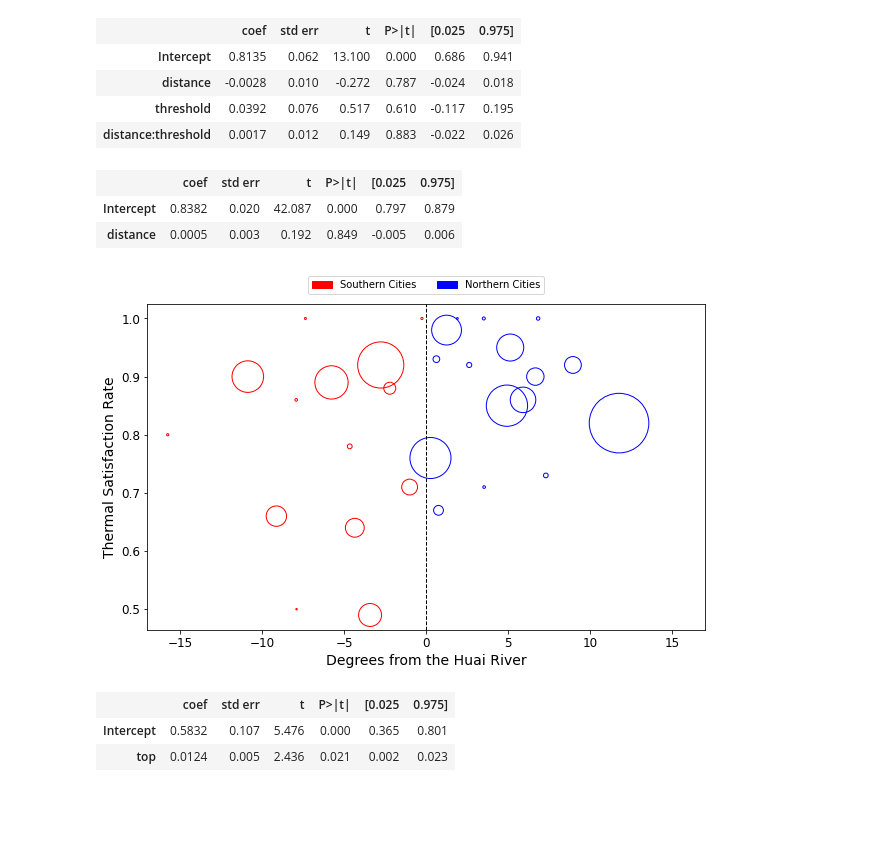
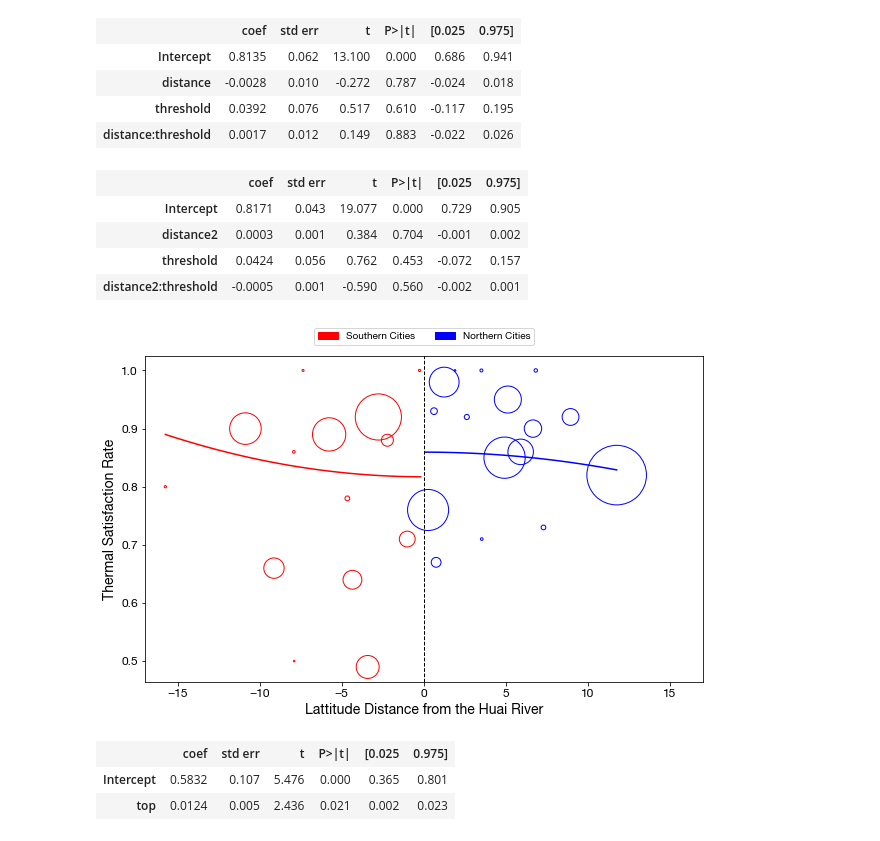
Before and after one commit to ruijis/RD_comfort, a Jupyter notebook: RD.ipynb, the cells around one changed output. Saved outputs shown, nothing was run; the diff lists cells and outputs as text; code cells hidden in the pictures; blank space fills up the shorter version.

```diff
--- a/RD.ipynb
+++ b/RD.ipynb
@@ -122,15 +139,3 @@ pvalue is:  0.000
 | distance | 0.3354 | 0.058 | 5.816 | 0.000 | 0.217 | 0.454 |
 | threshold | -2.0135 | 0.429 | -4.692 | 0.000 | -2.896 | -1.131 |
 | distance:threshold | -0.3854 | 0.066 | -5.866 | 0.000 | -0.520 | -0.250 |
-# %%
-plt.figure(figsize=(10, 6))
-# remove nanvalues of top_std in df_rd
-df_rd = df_rd.dropna(subset=['top_std'])
-plt.scatter(df_rd['distance'], df_rd['top_std'], s=df_rd['records'], facecolors='none', edgecolors='b')
-plt.plot(df_rd['distance'][df_rd['distance'] < 0], model.fittedvalues[df_rd['distance'] < 0], color='red')
-plt.plot(df_rd['distance'][df_rd['distance'] >= 0], model.fittedvalues[df_rd['distance'] >= 0], color='red')
-plt.axvline(x=0, color='black', linestyle='--')
-plt.xlabel('Distance')
-plt.ylabel('Indoor operative temperature standard deviation')
-plt.title("Regression Discontinuity")
-plt.show()
@@ -544,42 +729,64 @@ pvalue is:  0.610
 | threshold | 0.0392 | 0.076 | 0.517 | 0.610 | -0.117 | 0.195 |
 | distance:threshold | 0.0017 | 0.012 | 0.149 | 0.883 | -0.022 | 0.026 |
 # %%
-model = smf.wls("tsr~distance", df_rd, weights=df_rd["records"]).fit()
+# try polynomial
+model = smf.wls("tsr ~ distance2*threshold", df_rd, weights=df_rd["records"]).fit()
 model.summary().tables[1]
 # %% [output]
 |  | coef | std err | t | P>|t| | [0.025 | 0.975] |
-| Intercept | 0.8382 | 0.020 | 42.087 | 0.000 | 0.797 | 0.879 |
-| distance | 0.0005 | 0.003 | 0.192 | 0.849 | -0.005 | 0.006 |
+| Intercept | 0.8171 | 0.043 | 19.077 | 0.000 | 0.729 | 0.905 |
+| distance2 | 0.0003 | 0.001 | 0.384 | 0.704 | -0.001 | 0.002 |
+| threshold | 0.0424 | 0.056 | 0.762 | 0.453 | -0.072 | 0.157 |
+| distance2:threshold | -0.0005 | 0.001 | -0.590 | 0.560 | -0.002 | 0.001 |
 # %%
+
+
+# Define a range of distance values
+distance_values = np.linspace(df_rd['distance'].min(), df_rd['distance'].max(), 100)
+distance2_values = distance_values ** 2
+
+# Prepare a DataFrame for predictions
+predict_df = pd.DataFrame({
+    'distance': distance_values,
+    'distance2': distance2_values,
+    'threshold': (distance_values >= 0).astype(int)  # 1 if distance >= 0, else 0
+})
+
+# Generate predictions using the model
+predict_df['predictions'] = model.predict(predict_df)
+
+# Plot the data and the model's fitted values
 plt.figure(figsize=(10, 6))
-# Split the data into two parts
+
+# Scatter plot for points below and above the threshold
 df_below = df_rd[df_rd['distance'] < 0]
 df_above = df_rd[df_rd['distance'] >= 0]
-# Scatter plot for points below the threshold
 plt.scatter(df_below['distance'], df_below['tsr'], s=df_below['records'], facecolors='none', edgecolors='red', label='South')
-# Scatter plot for points above the threshold
 plt.scatter(df_above['distance'], df_above['tsr'], s=df_above['records'], facecolors='none', edgecolors='blue', label='North')
 
-# plt.plot(df_rd['distance'], model.fittedvalues, color='k')
+# Plot the fitted values from the prediction DataFrame
+plt.plot(predict_df['distance'][predict_df['threshold'] == 0], predict_df['predictions'][predict_df['threshold'] == 0], color='red')
+plt.plot(predict_df['distance'][predict_df['threshold'] == 1], predict_df['predictions'][predict_df['threshold'] == 1], color='blue')
 
+# Add a vertical dashed line at the threshold
 plt.axvline(x=0, color='k', linestyle="--", linewidth=1)
 
+# Label and style the plot
 plt.xticks(fontsize=12)
 plt.yticks(fontsize=12)
 plt.xlim(-17, 17)
-plt.xlabel('Degrees from the Huai River', fontsize=14)
+# plt.ylim(0, 1)
+plt.xlabel('Lattitude Distance from the Huai River', fontsize=14)
 plt.ylabel('Thermal Satisfaction Rate', fontsize=14)
-# show the legend below the x-label
 
-import matplotlib.patches as mpatches
-# Create custom legend handles
+# Add custom legend
 blue_patch = mpatches.Patch(color='blue', label='Northern Cities')
 red_patch = mpatches.Patch(color='red', label='Southern Cities')
 plt.legend(handles=[red_patch, blue_patch], loc='upper center', bbox_to_anchor=(0.5, 1.1), ncol=2)
 
 plt.show()
 # %% [output]
-[figure, old version]
+[figure, new version]
 # %%
 model = smf.wls("tsr~top", df_rd, weights=df_rd["records"]).fit()
 model.summary().tables[1]
```
Also changed, not shown: parts of 53 cells of this notebook, 4 other files.
